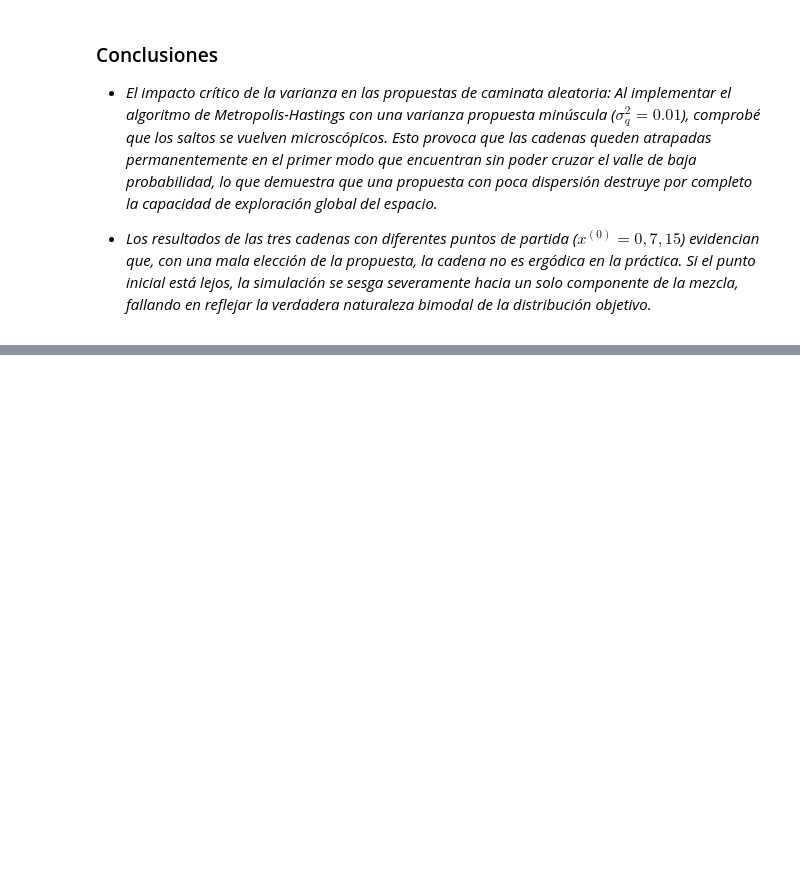
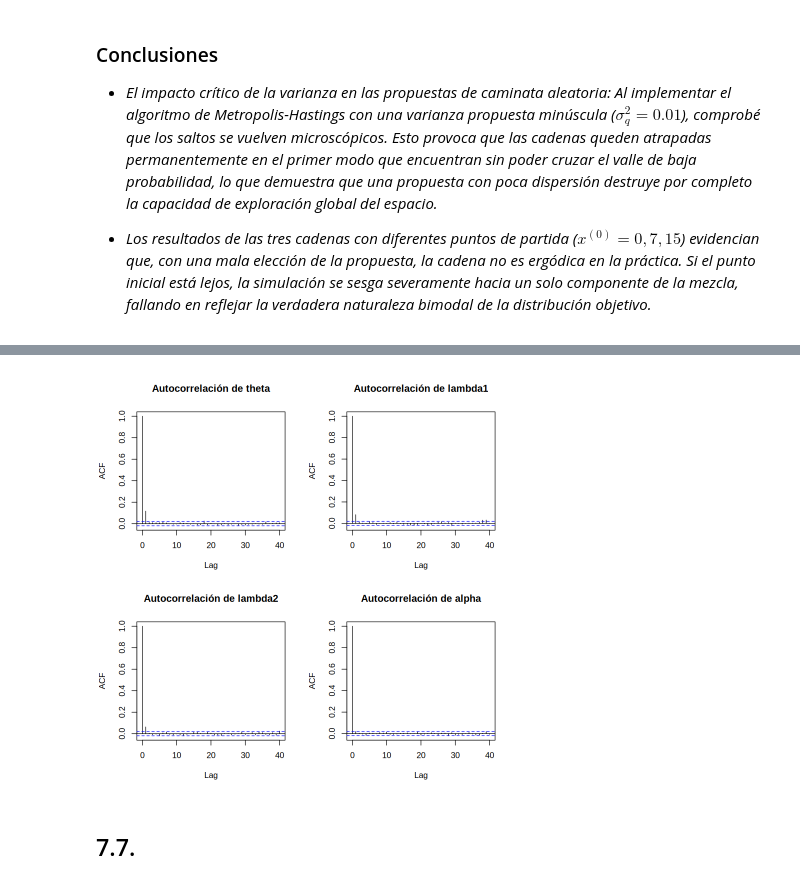
Before and after one commit to Nicolas-Bernal/Simulacion-Estadistica, a Jupyter notebook: MARKOV CHAIN MONTE CARLO/Metropolis Hasting/METROPOLIS–HASTINGS_ALGORITHM.ipynb, the cells around one changed output, grey strips where cells are left out. Cells and saved outputs as stored; diff of their text form; code cells hidden in the pictures; blank space fills up the shorter version.

```diff
--- a/MARKOV CHAIN MONTE CARLO/Metropolis Hasting/METROPOLIS–HASTINGS_ALGORITHM.ipynb
+++ b/MARKOV CHAIN MONTE CARLO/Metropolis Hasting/METROPOLIS–HASTINGS_ALGORITHM.ipynb
@@ -583,0 +807,14 @@ Al implementar el algoritmo de Metropolis-Hastings con una varianza propuesta mi
+# %%
+# Autocorrelacion
+
+par(mfrow = c(2,2))
+
+for (nombre in names(resultados)) {
+
+  acf(resultados[[nombre]],
+      main = paste("Autocorrelación de", nombre))
+}
+# %% [output]
+[figure, added]
+# %% [markdown]
+## 7.7.
```
Also changed, not shown: parts of 17 cells of this notebook.
